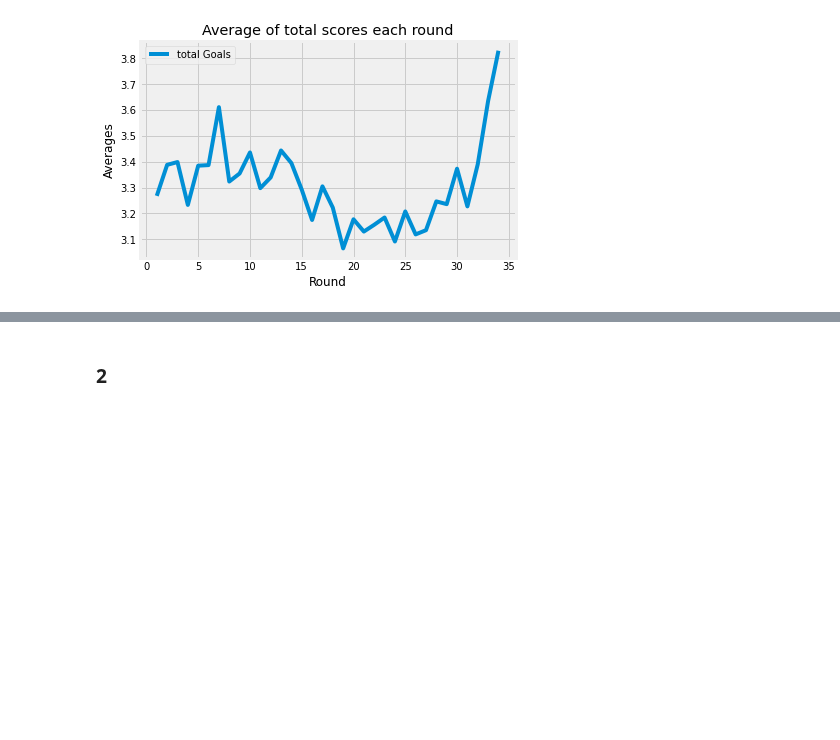
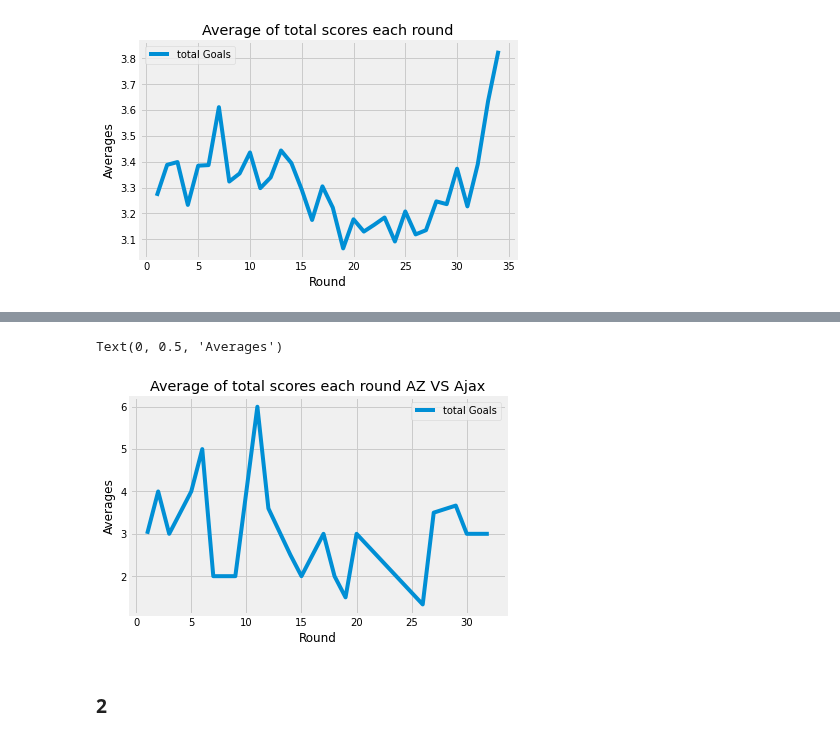
Before and after one commit to mohammedaljader/Football_Predictions_ML, a Jupyter notebook: final_notebook.ipynb, the cells around one changed output, grey strips where cells are left out. Cells and saved outputs as stored; diff of their text form; code cells hidden in the pictures; blank space fills up the shorter version.

```diff
--- a/final_notebook.ipynb
+++ b/final_notebook.ipynb
@@ -530,3 +546,19 @@ Text(0, 0.5, 'Averages')
+# %%
+# AZ Alkamaar Vs ajax-amsterdam in Alkamaar
+df_AzVsAjax_filter_round = df_merge_goals[(df_merge_goals["round"] <= 34) &
+                                          (df_merge_goals["home"] == "az-alkmaar") &
+                                          (df_merge_goals["away"] == "ajax-amsterdam")]
+
+groubBy_AzVsAjax_totalGoals_EachRound = df_AzVsAjax_filter_round.groupby('round', as_index=False).agg(totalGoals = ('total_goals', 'mean'))
+
+plt.plot(groubBy_AzVsAjax_totalGoals_EachRound['round'], groubBy_AzVsAjax_totalGoals_EachRound['totalGoals'], label="total Goals")
+plt.legend()
+plt.title("Average of total scores each round AZ VS Ajax")
+plt.xlabel("Round")
+plt.ylabel("Averages")
+# %% [output]
+Text(0, 0.5, 'Averages')
+[figure, added]
 # %% [markdown]
 ### 2
 # %%
```
Also changed, not shown: parts of 2 cells of this notebook.
